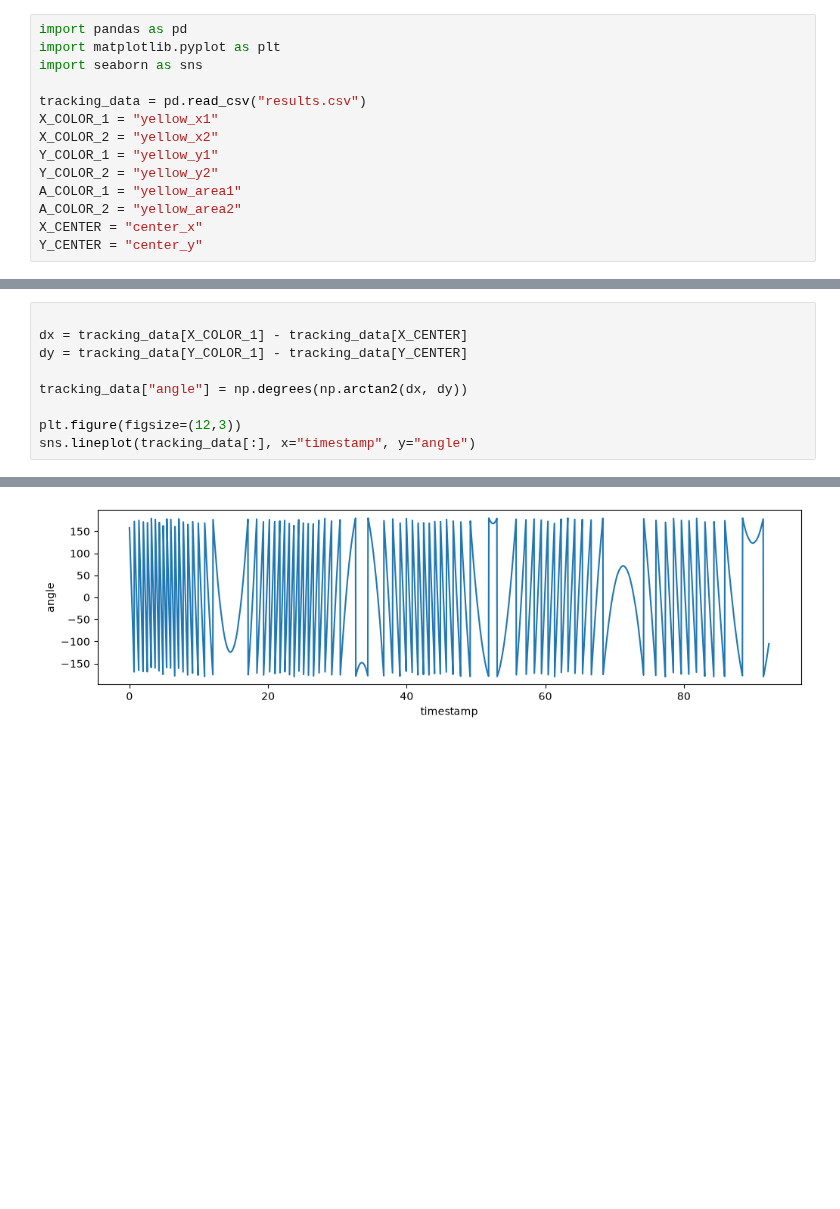
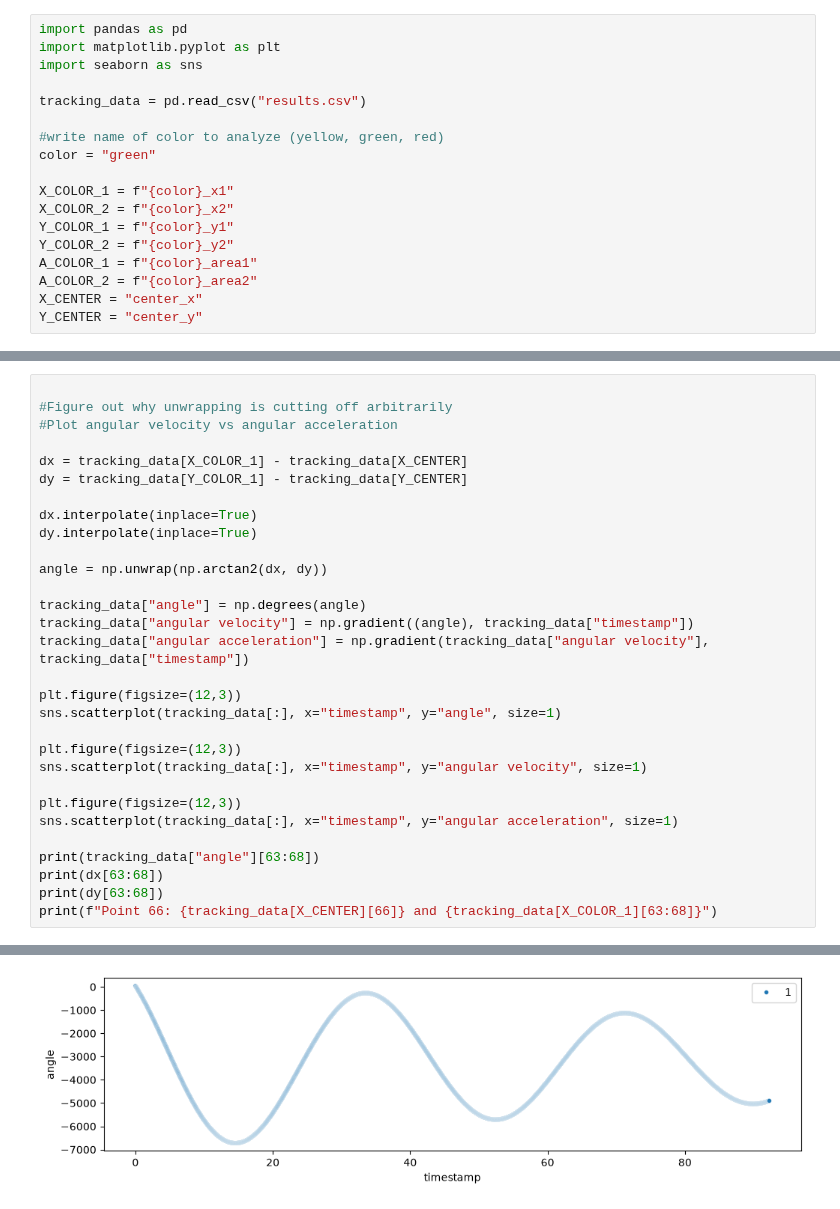
Before and after one commit to Sobhard/Spindle-Video-Processing, a Jupyter notebook: data_analysis/analysis.ipynb, the cells around one changed output, grey strips where cells are left out. Cells and saved outputs as stored; diff of their text form; blank space fills up the shorter version.

```diff
--- a/data_analysis/analysis.ipynb
+++ b/data_analysis/analysis.ipynb
@@ -4,12 +4,16 @@ import matplotlib.pyplot as plt
 import seaborn as sns
 
 tracking_data = pd.read_csv("results.csv")
-X_COLOR_1 = "yellow_x1"
-X_COLOR_2 = "yellow_x2"
-Y_COLOR_1 = "yellow_y1"
-Y_COLOR_2 = "yellow_y2"
-A_COLOR_1 = "yellow_area1"
-A_COLOR_2 = "yellow_area2"
+
+#write name of color to analyze (yellow, green, red)
+color = "green"
+
+X_COLOR_1 = f"{color}_x1"
+X_COLOR_2 = f"{color}_x2"
+Y_COLOR_1 = f"{color}_y1"
+Y_COLOR_2 = f"{color}_y2"
+A_COLOR_1 = f"{color}_area1"
+A_COLOR_2 = f"{color}_area2"
 X_CENTER = "center_x"
 Y_CENTER = "center_y"
 # %%
@@ -68,10 +109,31 @@ sns.lineplot(tracking_data, x="timestamp", y="distance_center")
 # %%
+
+#Figure out why unwrapping is cutting off arbitrarily
+#Plot angular velocity vs angular acceleration
 
 dx = tracking_data[X_COLOR_1] - tracking_data[X_CENTER]
 dy = tracking_data[Y_COLOR_1] - tracking_data[Y_CENTER]
 
-tracking_data["angle"] = np.degrees(np.arctan2(dx, dy))
+dx.interpolate(inplace=True)
+dy.interpolate(inplace=True)
+
+angle = np.unwrap(np.arctan2(dx, dy))
+
+tracking_data["angle"] = np.degrees(angle)
+tracking_data["angular velocity"] = np.gradient((angle), tracking_data["timestamp"])
+tracking_data["angular acceleration"] = np.gradient(tracking_data["angular velocity"], tracking_data["timestamp"])
 
 plt.figure(figsize=(12,3))
-sns.lineplot(tracking_data[:], x="timestamp", y="angle")
+sns.scatterplot(tracking_data[:], x="timestamp", y="angle", size=1)
+
+plt.figure(figsize=(12,3))
+sns.scatterplot(tracking_data[:], x="timestamp", y="angular velocity", size=1)
+
+plt.figure(figsize=(12,3))
+sns.scatterplot(tracking_data[:], x="timestamp", y="angular acceleration", size=1)
+
+print(tracking_data["angle"][63:68])
+print(dx[63:68])
+print(dy[63:68])
+print(f"Point 66: {tracking_data[X_CENTER][66]} and {tracking_data[X_COLOR_1][63:68]}")
 # %% [output]
@@ -79 +157 @@ sns.lineplot(tracking_data[:], x="timestamp", y="angle")
-[figure, old version]
+[figure, new version]
```
Also changed, not shown: parts of 6 cells of this notebook, 4 other files.
